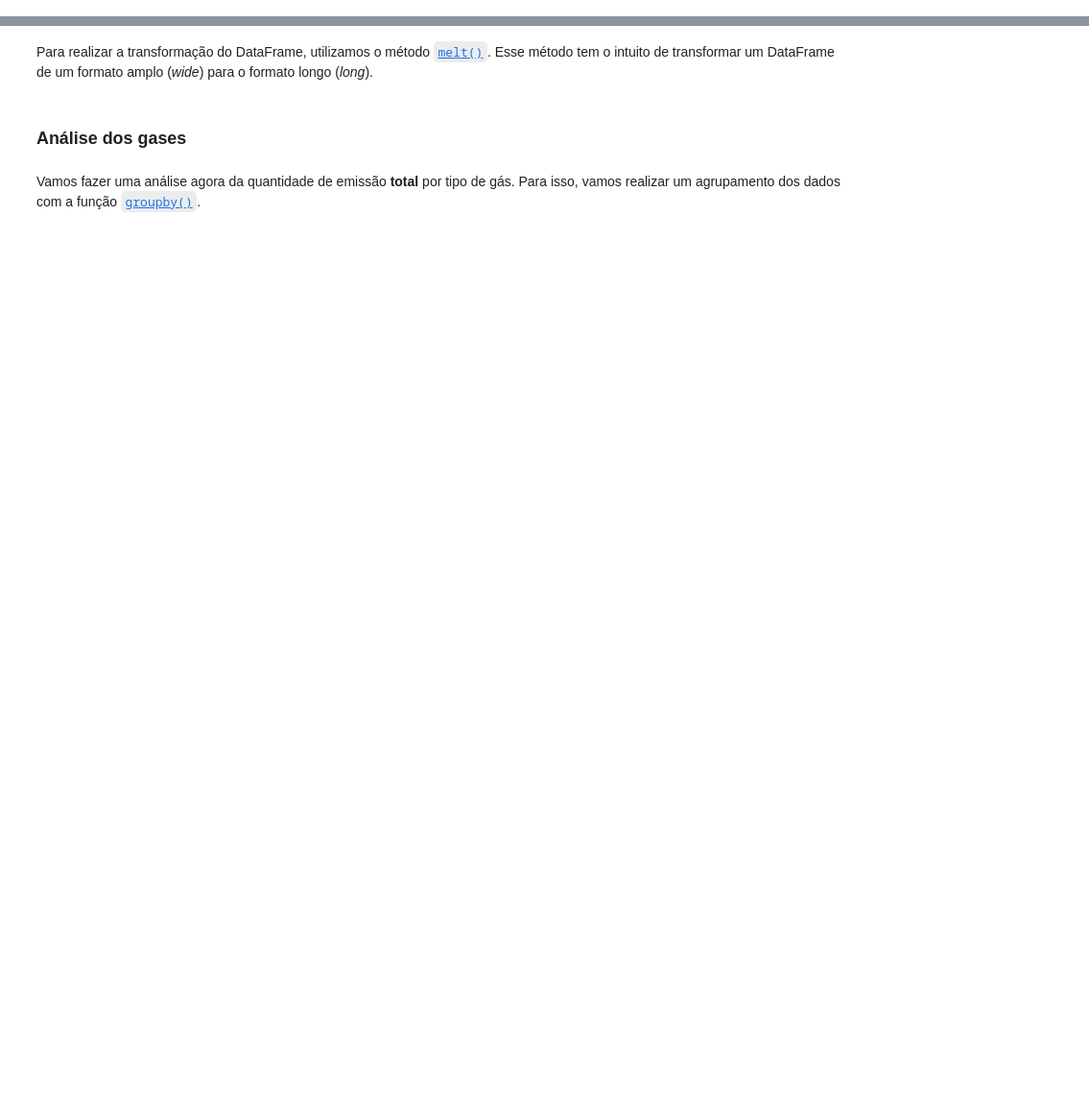
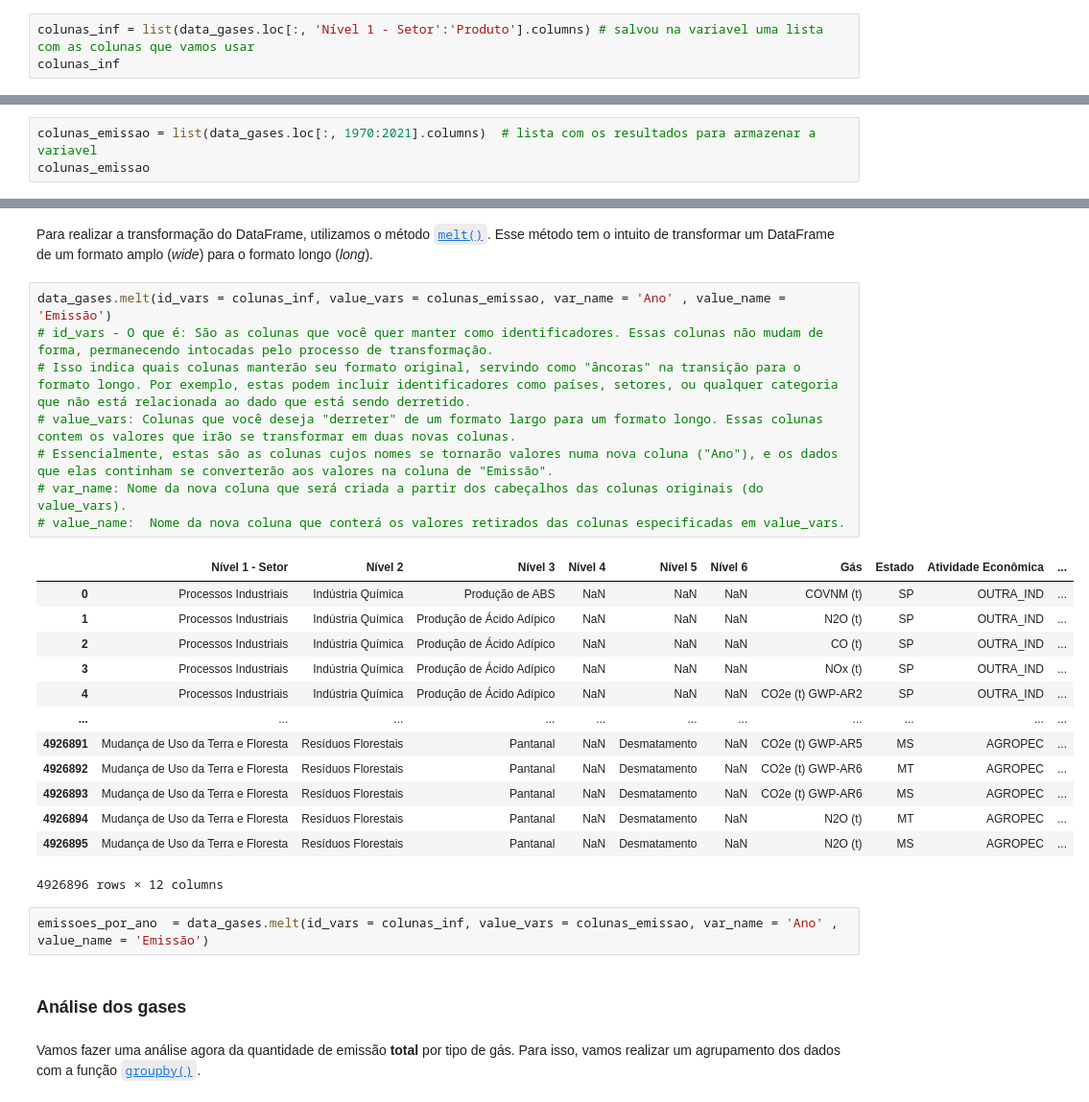
Before and after one commit to felipesayegg/Python-para-Data-Science, a Jupyter notebook: pandas_selecao_e_agrupamento.ipynb, the cells around one changed output, grey strips where cells are left out. Shown at 96% size. Saved outputs shown, nothing was run; the diff lists cells and outputs as text; blank space fills up the shorter version.

```diff
--- a/pandas_selecao_e_agrupamento.ipynb
+++ b/pandas_selecao_e_agrupamento.ipynb
@@ -228,0 +322,3 @@ Para realizar as agregações nos dados de emissão, é necessário que a base d
+# %%
+colunas_inf = list(data_gases.loc[:, 'Nível 1 - Setor':'Produto'].columns) # salvou na variavel uma lista com as colunas que vamos usar
+colunas_inf
@@ -228,0 +345,3 @@ Para realizar as agregações nos dados de emissão, é necessário que a base d
+# %%
+colunas_emissao = list(data_gases.loc[:, 1970:2021].columns)  # lista com os resultados para armazenar a variavel
+colunas_emissao
@@ -229,5 +366,29 @@ Para realizar as agregações nos dados de emissão, é necessário que a base d
 # %% [markdown]
 Para realizar a transformação do DataFrame, utilizamos o método [`melt()`](https://pandas.pydata.org/docs/reference/api/pandas.melt.html). Esse método tem o intuito de transformar um DataFrame de um formato amplo (*wide*) para o formato longo (*long*).
+# %%
+data_gases.melt(id_vars = colunas_inf, value_vars = colunas_emissao, var_name = 'Ano' , value_name = 'Emissão')
+# id_vars - O que é: São as colunas que você quer manter como identificadores. Essas colunas não mudam de forma, permanecendo intocadas pelo processo de transformação.
+# Isso indica quais colunas manterão seu formato original, servindo como "âncoras" na transição para o formato longo. Por exemplo, estas podem incluir identificadores como países, setores, ou qualquer categoria que não está relacionada ao dado que está sendo derretido.
+# value_vars: Colunas que você deseja "derreter" de um formato largo para um formato longo. Essas colunas contem os valores que irão se transformar em duas novas colunas.
+# Essencialmente, estas são as colunas cujos nomes se tornarão valores numa nova coluna ("Ano"), e os dados que elas continham se converterão aos valores na coluna de "Emissão".
+# var_name: Nome da nova coluna que será criada a partir dos cabeçalhos das colunas originais (do value_vars).
+# value_name:  Nome da nova coluna que conterá os valores retirados das colunas especificadas em value_vars.
+# %% [output]
+|  | Nível 1 - Setor | Nível 2 | Nível 3 | Nível 4 | Nível 5 | Nível 6 | Gás | Estado | Atividade Econômica | ... |
+| 0 | Processos Industriais | Indústria Química | Produção de ABS | NaN | NaN | NaN | COVNM (t) | SP | OUTRA_IND | ... |
+| 1 | Processos Industriais | Indústria Química | Produção de Ácido Adípico | NaN | NaN | NaN | N2O (t) | SP | OUTRA_IND | ... |
+| 2 | Processos Industriais | Indústria Química | Produção de Ácido Adípico | NaN | NaN | NaN | CO (t) | SP | OUTRA_IND | ... |
+| 3 | Processos Industriais | Indústria Química | Produção de Ácido Adípico | NaN | NaN | NaN | NOx (t) | SP | OUTRA_IND | ... |
+| 4 | Processos Industriais | Indústria Química | Produção de Ácido Adípico | NaN | NaN | NaN | CO2e (t) GWP-AR2 | SP | OUTRA_IND | ... |
+| ... | ... | ... | ... | ... | ... | ... | ... | ... | ... | ... |
+| 4926891 | Mudança de Uso da Terra e Floresta | Resíduos Florestais | Pantanal | NaN | Desmatamento | NaN | CO2e (t) GWP-AR5 | MS | AGROPEC | ... |
+| 4926892 | Mudança de Uso da Terra e Floresta | Resíduos Florestais | Pantanal | NaN | Desmatamento | NaN | CO2e (t) GWP-AR6 | MT | AGROPEC | ... |
+| 4926893 | Mudança de Uso da Terra e Floresta | Resíduos Florestais | Pantanal | NaN | Desmatamento | NaN | CO2e (t) GWP-AR6 | MS | AGROPEC | ... |
+| 4926894 | Mudança de Uso da Terra e Floresta | Resíduos Florestais | Pantanal | NaN | Desmatamento | NaN | N2O (t) | MT | AGROPEC | ... |
+| 4926895 | Mudança de Uso da Terra e Floresta | Resíduos Florestais | Pantanal | NaN | Desmatamento | NaN | N2O (t) | MS | AGROPEC | ... |
+4926896 rows × 12 columns
+# %%
+emissoes_por_ano  = data_gases.melt(id_vars = colunas_inf, value_vars = colunas_emissao, var_name = 'Ano' , value_name = 'Emissão')
 # %% [markdown]
 ### Análise dos gases
 # %% [markdown]
```
Also changed, not shown: parts of 19 cells of this notebook.
